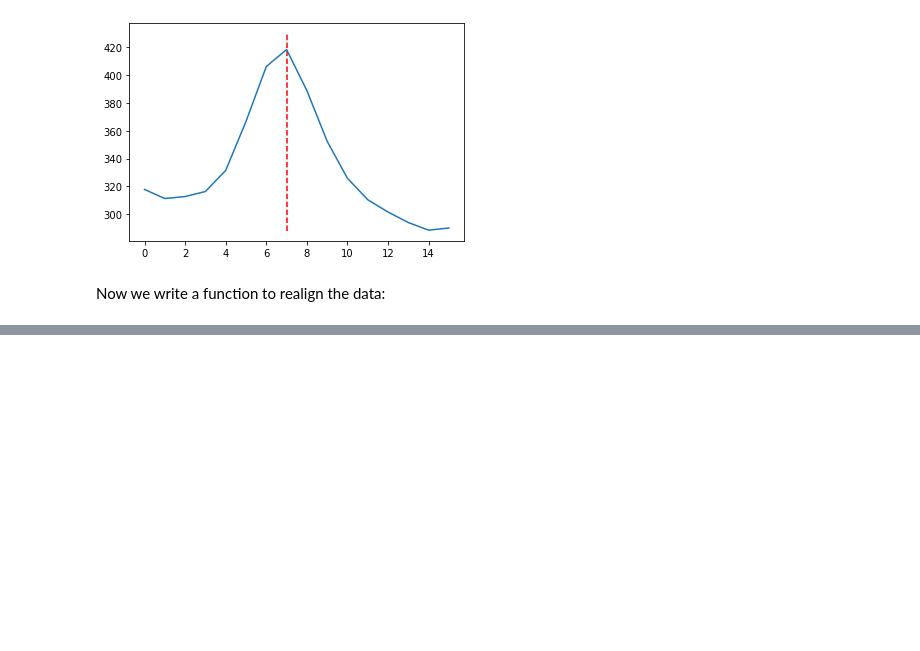
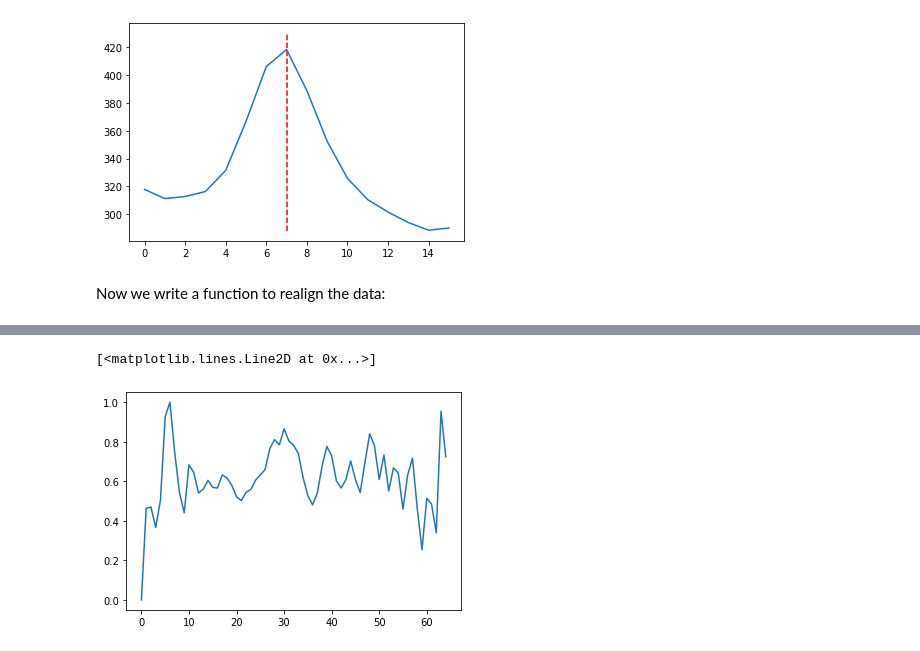
Before and after one commit to axiezai/degranulation_MTP_fluorescence_average_line_scan_2021, a Jupyter notebook: average_signals.ipynb, the cells around one changed output, grey strips where cells are left out. Drawn from its saved outputs; the diff is of its cells as text; code cells hidden in the pictures; blank space fills up the shorter version.

```diff
--- a/average_signals.ipynb
+++ b/average_signals.ipynb
@@ -95,0 +165,9 @@ def realign_data(in_data):
+# %%
+for index, row in magenta_aligned.iterrows():
+    val = row[row!=0]
+    ave_magenta[index] = np.mean(val)
+
+plt.plot(minmax_scale(ave_magenta))
+# %% [output]
+[<matplotlib.lines.Line2D at 0x...>]
+[figure, added]
```
Also changed, not shown: parts of 8 cells of this notebook.
